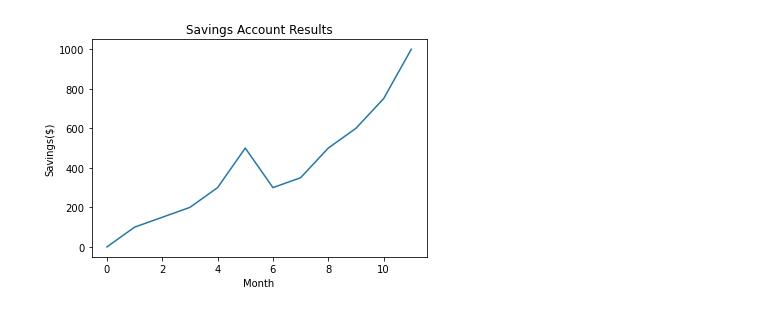
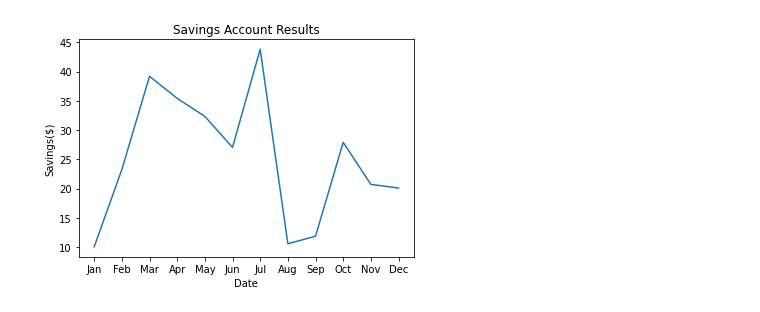
Before and after one commit to siddi582/PyBer_Analysis, a Jupyter notebook: matploblib_practice.ipynb, the cells around one changed output. Drawn from its saved outputs; the diff is of its cells as text; code cells hidden in the pictures.

```diff
--- a/matploblib_practice.ipynb
+++ b/matploblib_practice.ipynb
@@ -11,8 +11,14 @@ months = ['Jan', 'Feb', 'Mar', 'Apr', 'May', 'Jun', 'Jul', 'Aug', 'Sep', 'Oct',
+# %%
+#Set x-axis to a list of strings for each month
+x_axis = ['Jan', 'Feb', 'Mar', 'Apr', 'May', 'Jun', 'Jul', 'Aug', 'Sep', 'Oct', 'Nov', 'Dec']
+
+#Set the y-axis to a list of floats as the total fare in US dollars accumulated for each month
+y_axis = [10.02, 23.24, 39.20, 35.42, 32.34, 27.04, 43.82, 10.56, 11.85, 27.90, 20.71, 20.09]
 # %%
-plt.plot(savings)
-plt.xlabel('Month')
-plt.ylabel('Savings($)')
+plt.plot(x_axis, y_axis)
+plt.xlabel("Date")
+plt.ylabel("Savings($)")
 plt.title('Savings Account Results')
 plt.show()
 # %% [output]
-[figure, old version]
+[figure, new version]
```
Also changed, not shown: parts of 37 cells of this notebook.
